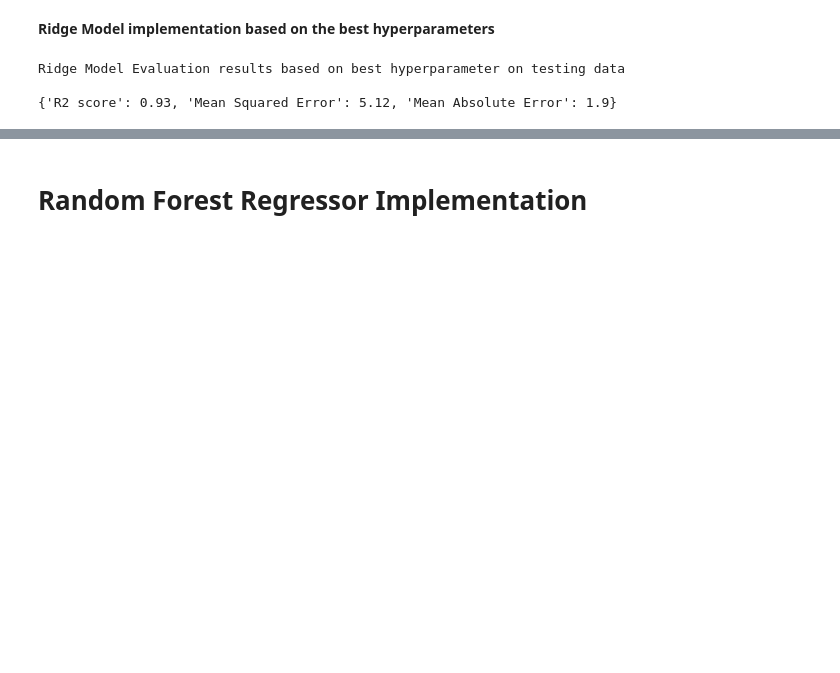
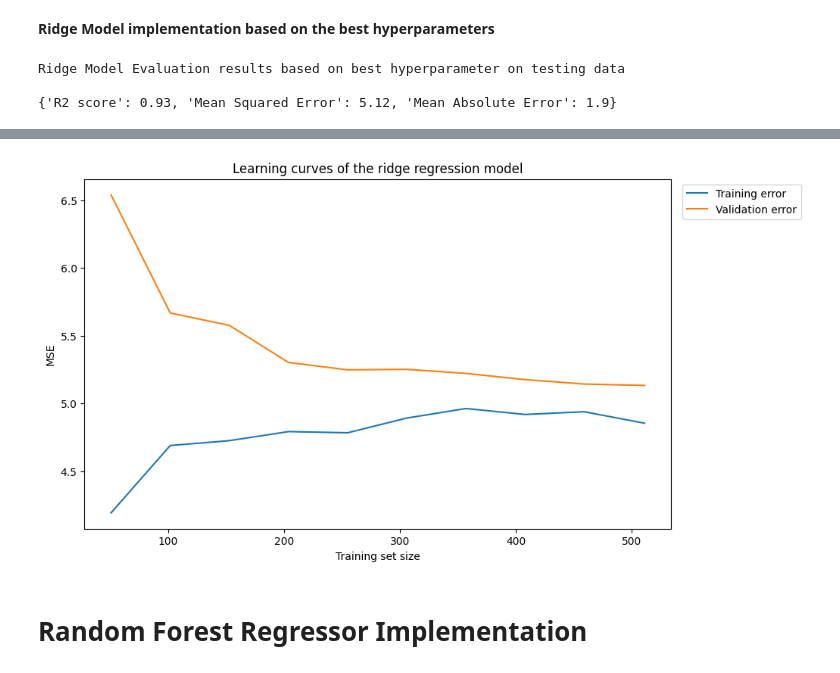
Before and after one commit to OnionKnightN/dynamic-pricing-regression-model, a Jupyter notebook: Hdip_Hoai_Nhan_Nguyen_2024.ipynb, the cells around one changed output, grey strips where cells are left out. Cells and saved outputs as stored; diff of their text form; code cells hidden in the pictures; blank space fills up the shorter version.

```diff
--- a/Hdip_Hoai_Nhan_Nguyen_2024.ipynb
+++ b/Hdip_Hoai_Nhan_Nguyen_2024.ipynb
@@ -923,3 +1000,35 @@ Ridge Model Evaluation results based on best hyperparameter on testing data
+# %%
+# Generate learning curve based on scoring mean squared error
+train_sizes, train_scores, validation_scores = learning_curve(estimator = rigde_best_model,
+                                                              X = X_train_75,
+                                                              y = y_train_75,
+                                                              train_sizes = np.linspace(0.1, 1.0, 10),
+                                                              cv = 5,
+                                                              scoring = 'neg_mean_squared_error')
+
+# Calculate the mean of the training and validation scores for mean squared error
+train_scores_mean = -train_scores.mean(axis = 1)
+validation_scores_mean = -validation_scores.mean(axis = 1)
+
+# Defining the figure of the chart
+fig = plt.figure(figsize=(10, 6))
+
+# Ploting the training and validation scores for mean squared error
+plt.plot(train_sizes, train_scores_mean, label = 'Training error')
+plt.plot(train_sizes, validation_scores_mean, label = 'Validation error')
+
+# Adding the title and labels to the figure plot
+plt.title('Learning curves of the ridge regression model')
+plt.ylabel('MSE')
+plt.xlabel('Training set size')
+
+# Placing Legend outside the chart
+plt.legend(loc='upper left', bbox_to_anchor=(1.01, 1))
+
+# showing the plot
+plt.show()
+# %% [output]
+[figure, added]
 # %% [markdown]
 # **Random Forest Regressor Implementation**
 # %% [markdown]
```
Also changed, not shown: parts of 18 cells of this notebook.
